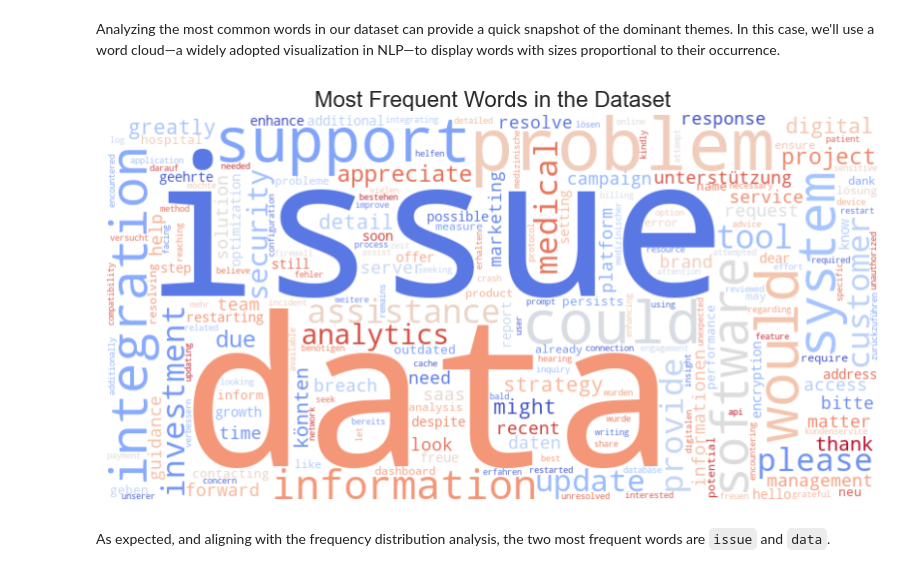
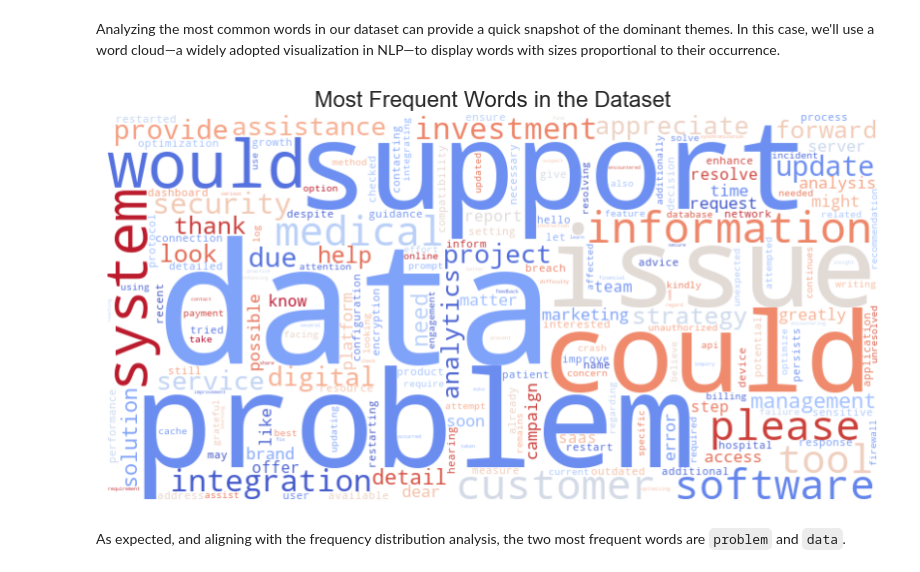
Before and after one commit to margavera/Customer-IT-Support-Text-Classification, a Jupyter notebook: notebooks/EDA.ipynb, the cells around one changed output. Saved outputs shown, nothing was run; the diff lists cells and outputs as text; code cells hidden in the pictures.

```diff
--- a/notebooks/EDA.ipynb
+++ b/notebooks/EDA.ipynb
@@ -191,6 +297,6 @@ With the function `preprocess_text` we intend to achieve clean text by following
 # %%
 # Apply preprocessing function to the dataset
-df_tickets['clean_text'] = df_tickets.apply(
-    lambda row: preprocess_text(row['text'], row['language']), axis=1
+df_english['clean_text'] = df_english.apply(
+    lambda row: preprocess_text(row['text_en']), axis=1
 )
 # %%
@@ -293,6 +398,6 @@ To remove this, we have chosen to set a threshold of 3 occurrences, removing the
 # %%
 # Calculate text length (number of characters) for each text entry
-df_tickets['text_length'] = df_tickets['clean_text'].apply(len)
+df_english['text_length'] = df_english['clean_text'].apply(len)
 # %%
 sns.set(style="whitegrid")
 plt.figure(figsize=(10, 6))
@@ -307,6 +412,6 @@ plt.show()
 # %%
-# Calculate the number of words in each text entry
-df_tickets['word_count'] = df_tickets['clean_text'].apply(lambda x: len(x.split()))
+# Calculate the number of words in each English text entry
+df_english['word_count'] = df_english['clean_text'].apply(lambda x: len(x.split()))
 # %%
 sns.set(style="whitegrid")
 plt.figure(figsize=(10, 6))
@@ -366,12 +470,12 @@ Number of records with less than 3 words: 6
 As we can see, there are only a few cases where the word count is really small. These cases are unlikely to provide valuable insights for assigning the correct team, so we will exclude them from the analysis.
 # %%
 # Drop rows where the word_count is less than 3
-df_filtered = df_tickets[df_tickets['word_count'] >= 3]
-num_short_texts = df_tickets.shape[0] - df_filtered.shape[0]
-df_tickets = df_filtered
+df_filtered = df_english[df_english['word_count'] >= 3]
+num_short_texts = df_english.shape[0] - df_filtered.shape[0]
+df_english = df_filtered
 
 print(f"Number of records with less than 3 words: {num_short_texts}")
 
-df_tickets.head()
+df_english.head()
 # %% [output]
 Number of records with less than 3 words: 6
@@ -401,8 +505,8 @@ Filtered DataFrame has been saved as 'dataset_filtered_tickets.csv'.
 # %% [markdown]
 Analyzing the most common words in our dataset can provide a quick snapshot of the dominant themes. In this case, we'll use a word cloud—a widely adopted visualization in NLP—to display words with sizes proportional to their occurrence.
 # %%
-generate_wordcloud(df_tickets, stopwords=stop_words_en)
+generate_wordcloud(df_english, stopwords=stop_words_en)
 # %% [output]
-[figure, old version]
+[figure, new version]
 # %% [markdown]
-As expected, and aligning with the frequency distribution analysis, the two most frequent words are `issue` and `data`.
+As expected, and aligning with the frequency distribution analysis, the two most frequent words are `problem` and `data`.
```
Also changed, not shown: parts of 37 cells of this notebook, 4 other files.
